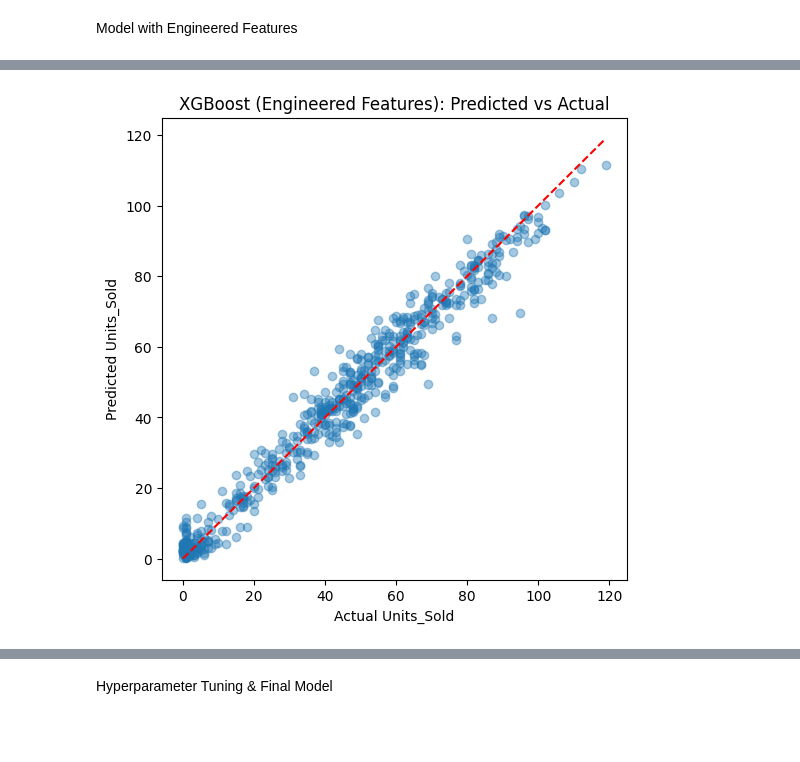
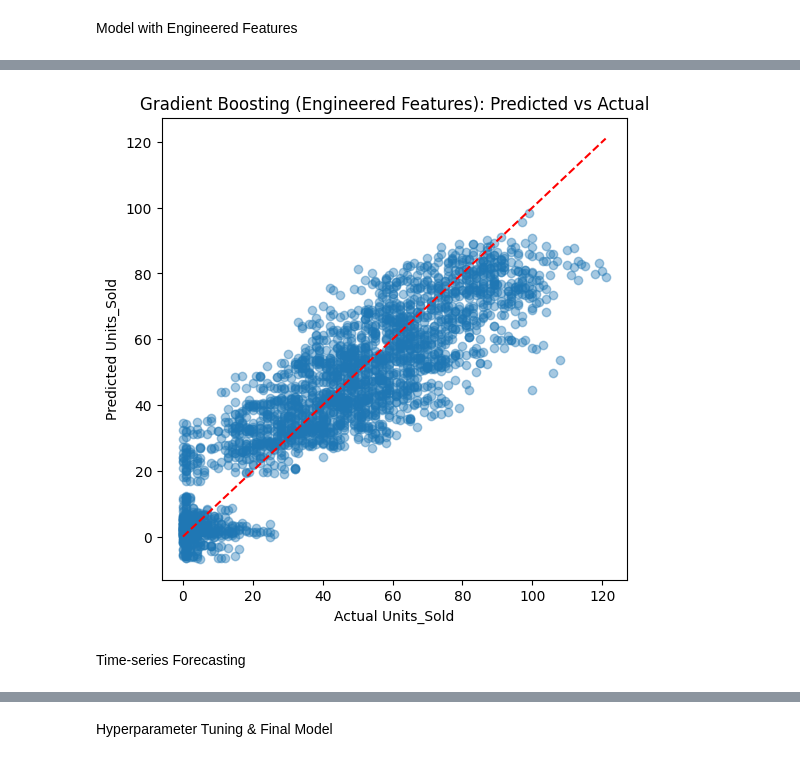
Before and after one commit to Lavesh789/Sales_forecasting_app, a Jupyter notebook: salesforecasting_model.ipynb, the cells around one changed output, grey strips where cells are left out. Cells and saved outputs as stored; diff of their text form; code cells hidden in the pictures; blank space fills up the shorter version.

```diff
--- a/salesforecasting_model.ipynb
+++ b/salesforecasting_model.ipynb
@@ -409,14 +489,14 @@ from sklearn.preprocessing import OneHotEncoder
 from sklearn.compose import ColumnTransformer
 from sklearn.pipeline import Pipeline
 from sklearn.ensemble import RandomForestRegressor, GradientBoostingRegressor
-from sklearn.linear_model import LinearRegression
 from sklearn.metrics import mean_absolute_error, mean_squared_error, r2_score
 from xgboost import XGBRegressor
+from sktime.performance_metrics.forecasting import mean_absolute_percentage_error
 
 target = 'Units_Sold'
 # Drop identifiers/leakage, and raw Month_Num/DayOfWeek_Num (replaced by sin/cos versions)
-drop_cols = ['Row_ID', 'Date', 'Units_Sold', 'Revenue', 'Holiday_Name',
-             'Month_Num', 'DayOfWeek_Num']
+drop_cols = ['Row_ID', 'Date', 'Units_Sold', 'Revenue', 'Holiday_Name']
+             #['Month_Num', 'DayOfWeek_Num']
 X = df.drop(columns=drop_cols)
 y = df[target]
 
@@ -427,24 +507,37 @@ preprocessor = ColumnTransformer([
     ('cat', OneHotEncoder(handle_unknown='ignore'), cat_cols)
 ], remainder='passthrough')
 
-X_train, X_test, y_train, y_test = train_test_split(X, y, test_size=0.2, random_state=42)
+#X_train, X_test, y_train, y_test = train_test_split(X, y, test_size=0.2, random_state=42)
+
+# Time-based Sequential Train/Test Split (80% Train, 20% Test on Weekly Data)
+split_idx = int(len(weekly_df) * 0.8)
+X_train, X_test = X.iloc[:split_idx], X.iloc[split_idx:]
+y_train, y_test = y.iloc[:split_idx], y.iloc[split_idx:]
 
 models = {
-    'Linear Regression': Pipeline([('prep', preprocessor), ('model', LinearRegression())]),
     'Random Forest': Pipeline([('prep', preprocessor),('model', RandomForestRegressor(n_estimators=300, random_state=42, n_jobs=-1))]),
     'XGBoost': Pipeline([('prep', preprocessor),('model', XGBRegressor(n_estimators=300, max_depth=6, learning_rate=0.05,subsample=0.8, colsample_bytree=0.8,random_state=42, n_jobs=-1))]),
      'Gradient Boosting': Pipeline([('prep', preprocessor),('model', GradientBoostingRegressor(n_estimators=300, max_depth=4, learning_rate=0.05, random_state=42))])
 }
 
 results = {}
+fitted_pipelines = {}
 for name, pipe in models.items():
     pipe.fit(X_train, y_train)
     pred = pipe.predict(X_test)
-    results[name] = {
-        'MAE': mean_absolute_error(y_test, pred),
-        'RMSE': mean_squared_error(y_test, pred) ** 0.5,
-        'R2': r2_score(y_test, pred)
-    }
+    #results[name] = {
+      #  'MAE': mean_absolute_error(y_test, pred),
+      # 'MSE': mean_squared_error(y_test, pred),
+      #  'RMSE': mean_squared_error(y_test, pred) ** 0.5,
+      #  'MAPE': mean_absolute_percentage_error(y_test, pred, symmetric=False),
+      #  'SMAPE': mean_absolute_percentage_error(y_test, pred, symmetric=True),
+      #  'R2': r2_score(y_test, pred)
+    #}
+    results[name] = evaluate_model(y_test, pred)
+    fitted_pipelines[name] = pipe
+# Classical Time Series Model on Weekly Target
+ts_y = weekly_df.set_index("Date")["Units_Sold"]
+ts_train, ts_test = ts_y.iloc[:split_idx], ts_y.iloc[split_idx:]
 
 results_df = pd.DataFrame(results).T.sort_values('R2', ascending=False)
 print(results_df)
@@ -473,6 +570,6 @@ plt.show()
 # %%
 # Refit feature importance on the richer feature set
-best_pipe = models['XGBoost']
+best_pipe = models['Gradient Boosting']
 ohe = best_pipe.named_steps['prep'].named_transformers_['cat']
 feat_names = list(ohe.get_feature_names_out(cat_cols)) + num_cols
 importances = pd.Series(best_pipe.named_steps['model'].feature_importances_, index=feat_names).sort_values(ascending=False)
@@ -506,12 +603,14 @@ plt.show()
 # %%
 # Predicted vs actual
 pred = best_pipe.predict(X_test)
 plt.figure(figsize=(6,6))
 plt.scatter(y_test, pred, alpha=0.4)
 plt.plot([y_test.min(), y_test.max()], [y_test.min(), y_test.max()], 'r--')
 plt.xlabel('Actual Units_Sold')
 plt.ylabel('Predicted Units_Sold')
-plt.title('XGBoost (Engineered Features): Predicted vs Actual')
+plt.title('Gradient Boosting (Engineered Features): Predicted vs Actual')
 plt.show()
 # %% [output]
-[figure, old version]
+[figure, new version]
+# %% [markdown]
+Time-series Forecasting
```
Also changed, not shown: parts of 32 cells of this notebook.
